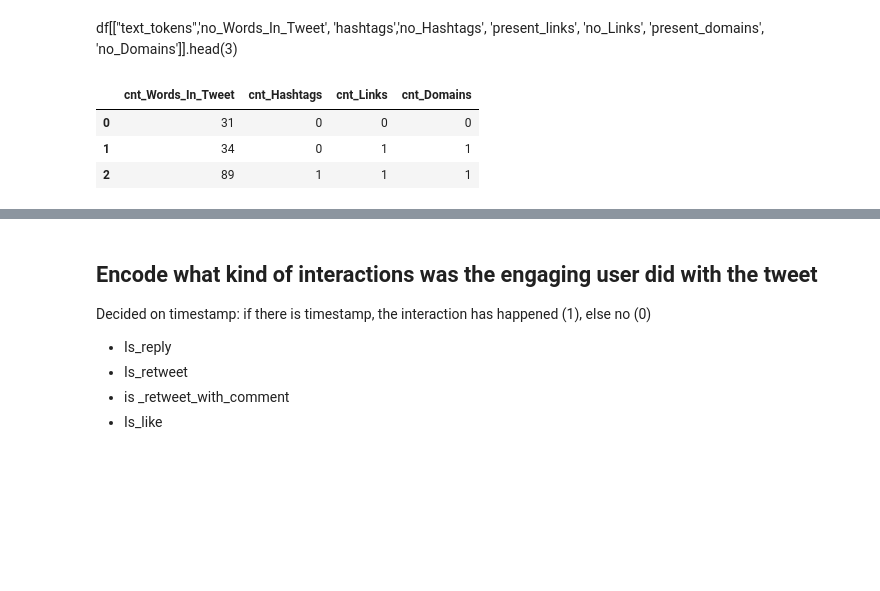
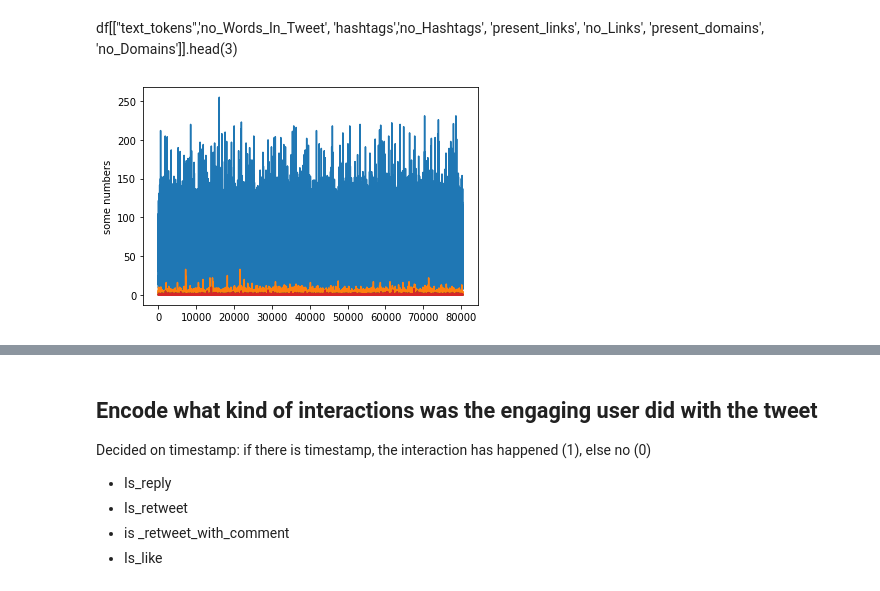
Before and after one commit to omgwenxx/recsys20, a Jupyter notebook: code/process.ipynb, the cells around one changed output, grey strips where cells are left out. Saved outputs shown, nothing was run; the diff lists cells and outputs as text; code cells hidden in the pictures; blank space fills up the shorter version.

Commit message:
Update process.ipynb
Correlation explore implemented also for the new attributes and the whole dataframe as well

```diff
--- a/code/process.ipynb
+++ b/code/process.ipynb
@@ -338,9 +339,10 @@ np.max(df['cnt_Words_In_Tweet'])
 # %% [markdown]
 df[["text_tokens",'no_Words_In_Tweet', 'hashtags','no_Hashtags', 'present_links', 'no_Links', 'present_domains', 'no_Domains']].head(3)
 # %%
-df[['cnt_Words_In_Tweet', 'cnt_Hashtags',  'cnt_Links', 'cnt_Domains']].head(3)
+dfCountToPlot = df[['cnt_Words_In_Tweet', 'cnt_Hashtags',  'cnt_Links', 'cnt_Domains']]
-# %% [output]
-|  | cnt_Words_In_Tweet | cnt_Hashtags | cnt_Links | cnt_Domains |
-| 0 | 31 | 0 | 0 | 0 |
-| 1 | 34 | 0 | 1 | 1 |
-| 2 | 89 | 1 | 1 | 1 |
+# %%
+plt.plot(dfCountToPlot)
+plt.ylabel('some numbers')
+plt.show()
+# %% [output]
+[figure, added]
```
Also changed, not shown: parts of 3 cells of this notebook.
